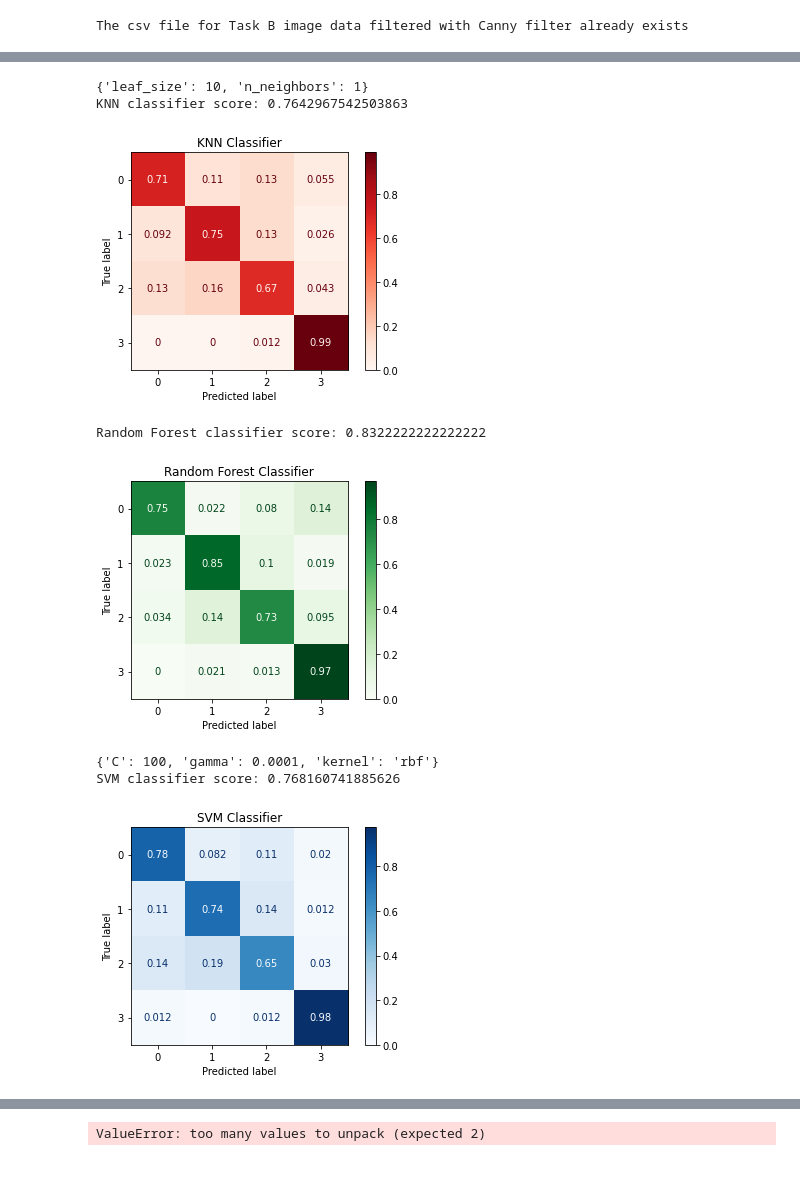
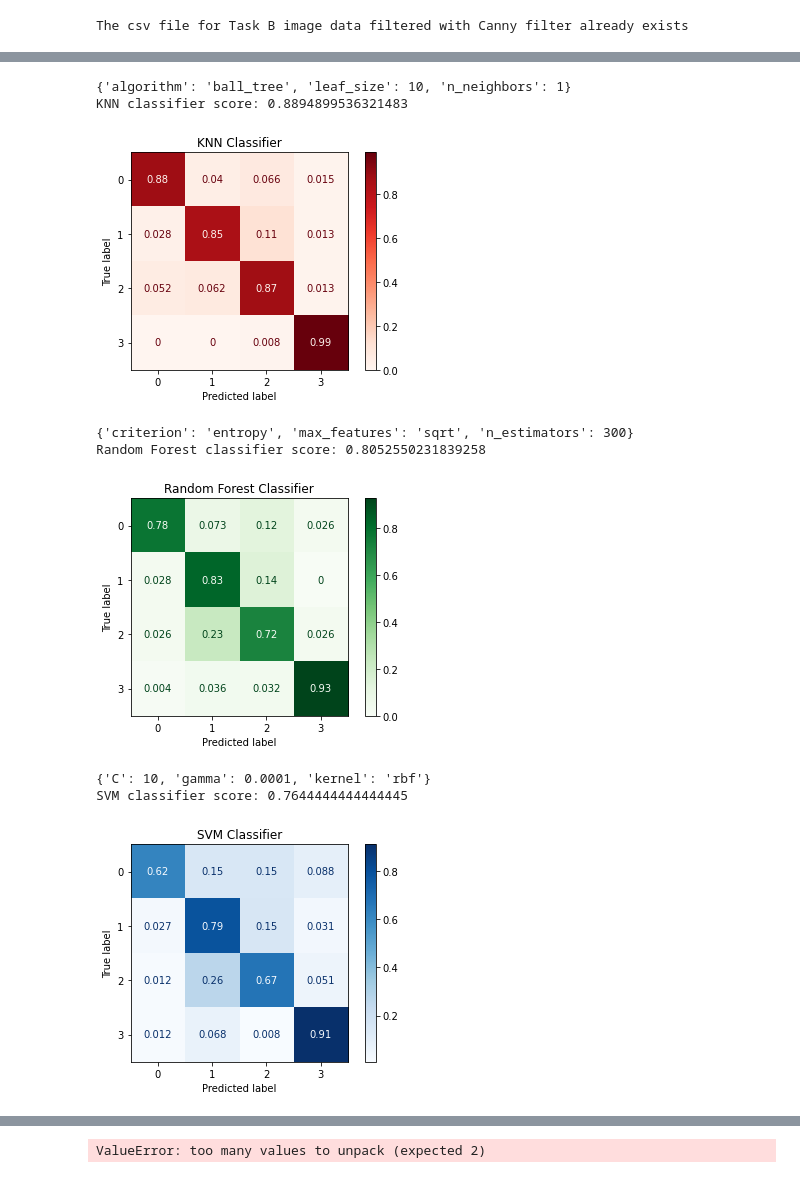
Before and after one commit to tanpinray/AMLS_22-21_SN18100138, a Jupyter notebook: Task_B.ipynb, the cells around one changed output, grey strips where cells are left out. Cells and saved outputs as stored; diff of their text form; code cells hidden in the pictures.

Commit message:
Added iaa and cv to task A and improved B

```diff
--- a/Task_B.ipynb
+++ b/Task_B.ipynb
@@ -118,11 +118,10 @@ images_new = images + images_aug_noTumor + images_aug_glioma + images_aug_mening
 def extract_hog(images_pixelData):
     '''
     Inputs
-        data_path: Directory path to images in dataset;
-        df: Label data.
+        images_pixelData: Dataset of image pixel data.
 
     Return
-       hog_features: A list of HOG features for each image
+       hog_features: A list of HOG features for each image.
     '''
     hog_features = []
     # for filename in df['file_name']:
@@ -136,6 +135,7 @@ def extract_hog(images_pixelData):
     #     hog_features.append(fd)
 
     for i in range(len(images_pixelData)):
+        # Extract Histogram of Oriented Gradients (HOG) for the image
         fd = hog(images_pixelData[i], orientations = 9, pixels_per_cell = (8, 8),
                             cells_per_block = (2, 2), visualize = False, block_norm='L2-Hys')
         hog_features.append(fd)
@@ -290,15 +285,15 @@ if feature == 'hog':
     label_taskB = pd.read_pickle("./dataset/label_taskB_hog.pkl")
 elif feature == 'lbp':
     # Doing classification with image LBP features
-    label_taskB = pd.read_csv("./dataset/label_taskB_lbp.csv")
+    label_taskB = pd.read_pickle("./dataset/label_taskB_lbp.pkl")
 elif feature == 'canny':
     # Doing classification with Canny filtered image data
-    label_taskB = pd.read_csv("./dataset/label_taskB_canny.csv")
+    label_taskB = pd.read_pickle("./dataset/label_taskB_canny.pkl")
 
 X = label_taskB.drop('num_label',axis=1) # All other features
 Y = label_taskB['num_label'] # numerical label/classes
 
-X_train, X_test, y_train, y_test = train_test_split(X, Y, test_size = 0.3, random_state = 3)
+X_train, X_test, y_train, y_test = train_test_split(X, Y, test_size = 0.3, random_state = 3, shuffle=True, stratify=Y)
 #test_size= should be between 0.0 and 1.0 and represent the proportion of the dataset to include in the test split
 #everytime you run it without specifying random_state, you will get a different result, this is expected behavior
 #print (len(X_test), len(y_test))
@@ -332,48 +327,55 @@ def KNNClassifierCV(X_train, y_train, X_test):
         X_train: Training dataset;
         y_train: Training labels;
         X_test: Testing dataset;
-        k: Number of nearest neighbours to use.
 
     Return
         Y_pred: Predicted labels from X_test using K-Nearest Neighbour.
     '''
 
-    #Create KNN object with a K coefficient
-    parameters = {'n_neighbors':[1, 2, 3, 4, 5], 'leaf_size':[10, 30, 50]}
+    # Create dictionary of parameters to cross validate the estimator on
+    parameters = [
+    {'algorithm': ['ball_tree'], 'n_neighbors':[1, 2, 3, 4], 'leaf_size':[10, 20, 30]},
+    {'algorithm': ['kd_tree'], 'n_neighbors':[1, 2, 3, 4], 'leaf_size':[10, 20, 30]},
+    {'algorithm': ['brute'], 'n_neighbors':[1, 2, 3, 4]}
+    ]
+
+    # Create KNN object
     neigh = KNeighborsClassifier()
+    # Exhaustive search over all chosen parameters
     clf = GridSearchCV(neigh, parameters, scoring='accuracy')
-    clf.fit(X_train, y_train) # Fit KNN model
+    # Fit KNN model with the parameters for cross-validation
+    clf.fit(X_train, y_train)
     print(clf.best_params_)
+    # Predict labels with the best parameters from cross-validation
     Y_pred = clf.predict(X_test)
-
 
     disp = metrics.ConfusionMatrixDisplay.from_estimator(
         clf,
         X_test,
         y_test,
         cmap=plt.cm.Reds,
         normalize='true'
     )
     disp.ax_.set_title('KNN Classifier')
 
     return Y_pred, disp
 
 # clf = svm.SVC()
 # clf.fit(X_train, y_train)
 # Y_pred = clf.predict(X_test)
 # throws error: setting an array element with a sequence
 # when getting X from dataframe, the resulting array is dtype object,
 # but when getting X directly from hog_features, resulting array is dtype float??
 
 Y_pred_KNN, disp_KNN = KNNClassifierCV(X_train, y_train, X_test)
 score_KNN = metrics.accuracy_score(y_test, Y_pred_KNN)
 print('KNN classifier score:', score_KNN)
 # %% [output]
-{'leaf_size': 10, 'n_neighbors': 1}
-KNN classifier score: 0.7642967542503863
+{'algorithm': 'ball_tree', 'leaf_size': 10, 'n_neighbors': 1}
+KNN classifier score: 0.8894899536321483
-[figure, old version]
+[figure, new version]
 # %%
-def RFClassifier(X_train, y_train, X_test, k):
+def RFClassifierCV(X_train, y_train, X_test):
     '''
     Inputs
         X_train: Training dataset;
@@ -384,14 +386,18 @@ def RFClassifier(X_train, y_train, X_test, k):
     Return
         Y_pred: Predicted labels from X_test using Random Forests.
     '''
-
-    clf=RandomForestClassifier(n_estimators=k, criterion='entropy')
-
-    #Train the model using the training sets
+    # Create dictionary of parameters to cross validate the estimator on
+    parameters = {'n_estimators':[100, 200, 300], 'criterion':['entropy', 'gini'],
+    'max_features': ['sqrt', 'log2']}
+    # Create Random Forest object
+    RF = RandomForestClassifier()
+    # Exhaustive search over all chosen parameters
+    clf = GridSearchCV(RF, parameters, scoring='accuracy')
+    # Fit RF model with the parameters for cross-validation
     clf.fit(X_train, y_train)
-
-    # prediction on test set
-    Y_pred=clf.predict(X_test)
+    print(clf.best_params_)
+    # Predict labels with the best parameters from cross-validation
+    Y_pred = clf.predict(X_test)
 
     disp = metrics.ConfusionMatrixDisplay.from_estimator(
         clf,
@@ -404,12 +410,13 @@ def RFClassifier(X_train, y_train, X_test, k):
 
     return Y_pred, disp
 
-Y_pred_RandomForest, disp_RF = RFClassifier(X_train, y_train, X_test, 150)
+Y_pred_RandomForest, disp_RF = RFClassifierCV(X_train, y_train, X_test)
 score_RandomForest = metrics.accuracy_score(y_test, Y_pred_RandomForest)
 print('Random Forest classifier score:', score_RandomForest)
 # %% [output]
-Random Forest classifier score: 0.8322222222222222
+{'criterion': 'entropy', 'max_features': 'sqrt', 'n_estimators': 300}
+Random Forest classifier score: 0.8052550231839258
-[figure, old version]
+[figure, new version]
 # %%
 def SVMClassifierCV(X_train, y_train, X_test):
     '''
@@ -422,14 +429,18 @@ def SVMClassifierCV(X_train, y_train, X_test):
         Y_pred: Predicted labels from X_test using SVM.
     '''
 
-    #Create SCV object with a K coefficient
+    # Create dictionary of parameters to cross validate the estimator on
     parameters = [
-    {"kernel": ["rbf"], "gamma": [1e-3, 1e-4, 1e-5], "C": [1, 10, 100, 1000]},
-    {"kernel": ["linear"], "C": [1, 10, 100, 1000]},
+    {"kernel": ["rbf"], "gamma": [1e-3, 1e-4, 1e-5], "C": [1, 10, 100]},
+    {"kernel": ["linear"], "C": [1, 10, 100]}
     ]
+    # Create SVC object
     svc = svm.SVC()
+    # Exhaustive search over all chosen parameters
     clf = GridSearchCV(svc, parameters)
-    clf.fit(X_train, y_train) # Fit KNN model
+    # Fit SVC model with the parameters for cross-validation
+    clf.fit(X_train, y_train)
+    # Predict labels with the best parameters from cross-validation
     print(clf.best_params_)
     Y_pred = clf.predict(X_test)
 
@@ -449,7 +460,7 @@ Y_pred_SVM, disp_SVM = SVMClassifierCV(X_train, y_train, X_test)
 score_SVM = metrics.accuracy_score(y_test, Y_pred_SVM)
 print('SVM classifier score:', score_SVM)
 # %% [output]
-{'C': 100, 'gamma': 0.0001, 'kernel': 'rbf'}
-SVM classifier score: 0.768160741885626
+{'C': 10, 'gamma': 0.0001, 'kernel': 'rbf'}
+SVM classifier score: 0.7644444444444445
-[figure, old version]
+[figure, new version]
 # %%
```
Also changed, not shown: parts of 6 cells of this notebook, 1 other file.
